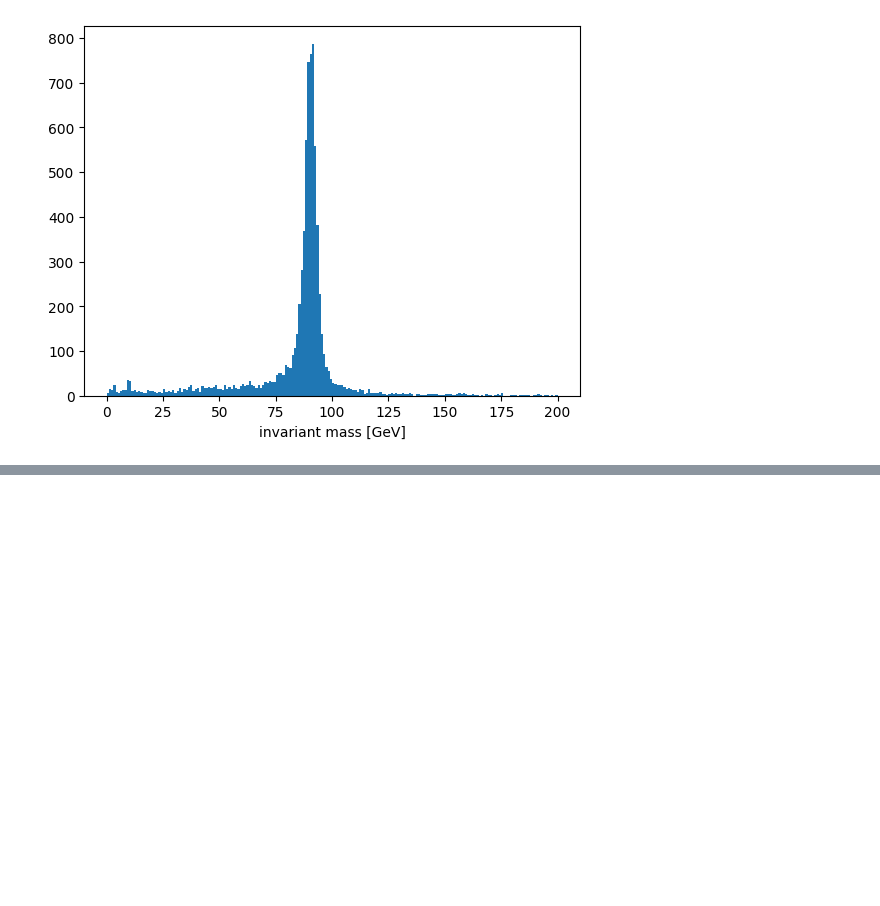
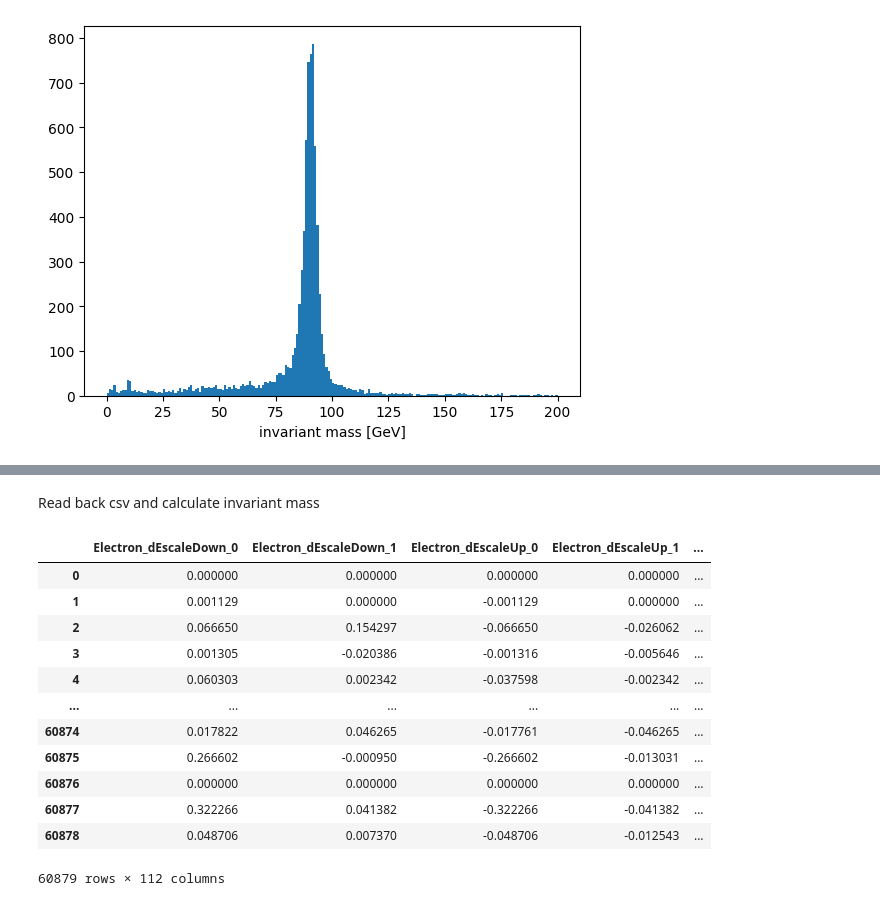
Before and after one commit to QuarkNet-HEP/dielectron-jupyter, a Jupyter notebook: dielectron.ipynb, the cells around one changed output, grey strips where cells are left out. Cells and saved outputs as stored; diff of their text form; code cells hidden in the pictures; blank space fills up the shorter version.

```diff
--- a/dielectron.ipynb
+++ b/dielectron.ipynb
@@ -146,0 +209,19 @@ Text(0.5, 0, 'invariant mass [GeV]')
+# %% [markdown]
+Read back csv and calculate invariant mass
+# %%
+ndf = pd.read_csv('dielectron.csv')
+ndf
+# %% [output]
+|  | Electron_dEscaleDown_0 | Electron_dEscaleDown_1 | Electron_dEscaleUp_0 | Electron_dEscaleUp_1 | ... |
+| 0 | 0.000000 | 0.000000 | 0.000000 | 0.000000 | ... |
+| 1 | 0.001129 | 0.000000 | -0.001129 | 0.000000 | ... |
+| 2 | 0.066650 | 0.154297 | -0.066650 | -0.026062 | ... |
+| 3 | 0.001305 | -0.020386 | -0.001316 | -0.005646 | ... |
+| 4 | 0.060303 | 0.002342 | -0.037598 | -0.002342 | ... |
+| ... | ... | ... | ... | ... | ... |
+| 60874 | 0.017822 | 0.046265 | -0.017761 | -0.046265 | ... |
+| 60875 | 0.266602 | -0.000950 | -0.266602 | -0.013031 | ... |
+| 60876 | 0.000000 | 0.000000 | 0.000000 | 0.000000 | ... |
+| 60877 | 0.322266 | 0.041382 | -0.322266 | -0.041382 | ... |
+| 60878 | 0.048706 | 0.007370 | -0.048706 | -0.012543 | ... |
+60879 rows × 112 columns
```
Also changed, not shown: parts of 14 cells of this notebook, 2 other files.
